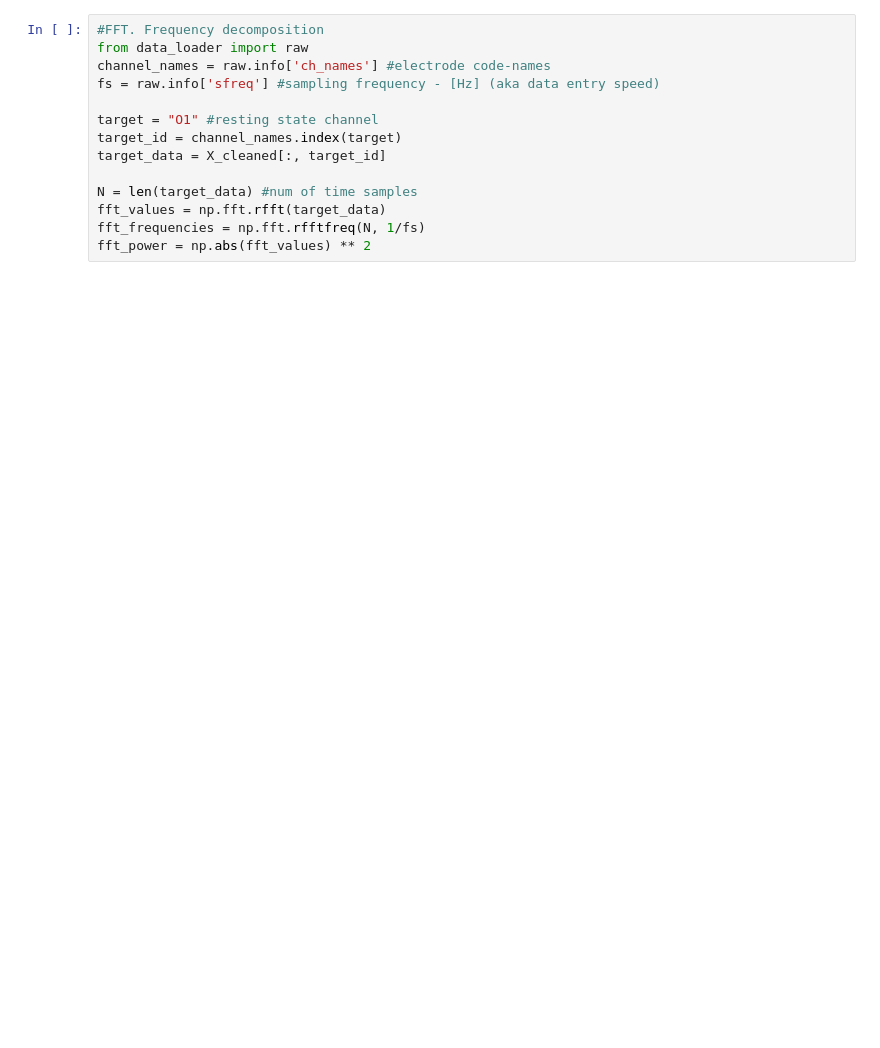
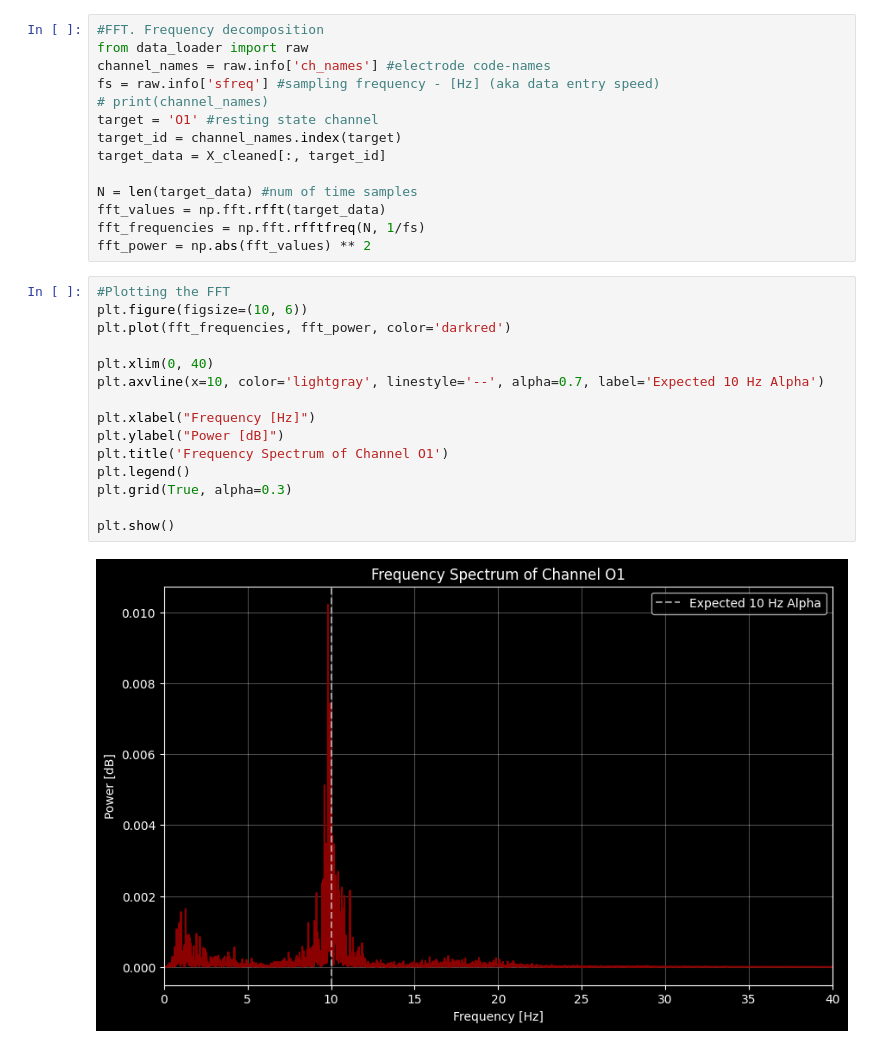
Before and after one commit to Udov-Ivan/BrainWaves-BasisVectors, a Jupyter notebook: real_data_analysis.ipynb, the cells around one changed output. Saved outputs shown, nothing was run; the diff lists cells and outputs as text; blank space fills up the shorter version.

```diff
--- a/real_data_analysis.ipynb
+++ b/real_data_analysis.ipynb
@@ -39,8 +43,8 @@ print(X_cleaned.shape) #to check for potential errors
 from data_loader import raw
 channel_names = raw.info['ch_names'] #electrode code-names
 fs = raw.info['sfreq'] #sampling frequency - [Hz] (aka data entry speed)
-
-target = "O1" #resting state channel
+# print(channel_names)
+target = 'O1' #resting state channel
 target_id = channel_names.index(target)
 target_data = X_cleaned[:, target_id]
 
@@ -48,3 +52,20 @@ N = len(target_data) #num of time samples
 fft_values = np.fft.rfft(target_data)
 fft_frequencies = np.fft.rfftfreq(N, 1/fs)
 fft_power = np.abs(fft_values) ** 2
+# %%
+#Plotting the FFT
+plt.figure(figsize=(10, 6))
+plt.plot(fft_frequencies, fft_power, color='darkred')
+
+plt.xlim(0, 40)
+plt.axvline(x=10, color='lightgray', linestyle='--', alpha=0.7, label='Expected 10 Hz Alpha')
+
+plt.xlabel("Frequency [Hz]")
+plt.ylabel("Power [dB]")
+plt.title('Frequency Spectrum of Channel O1')
+plt.legend()
+plt.grid(True, alpha=0.3)
+
+plt.show()
+# %% [output]
+[figure, added]
```
Also changed, not shown: parts of 4 cells of this notebook.
